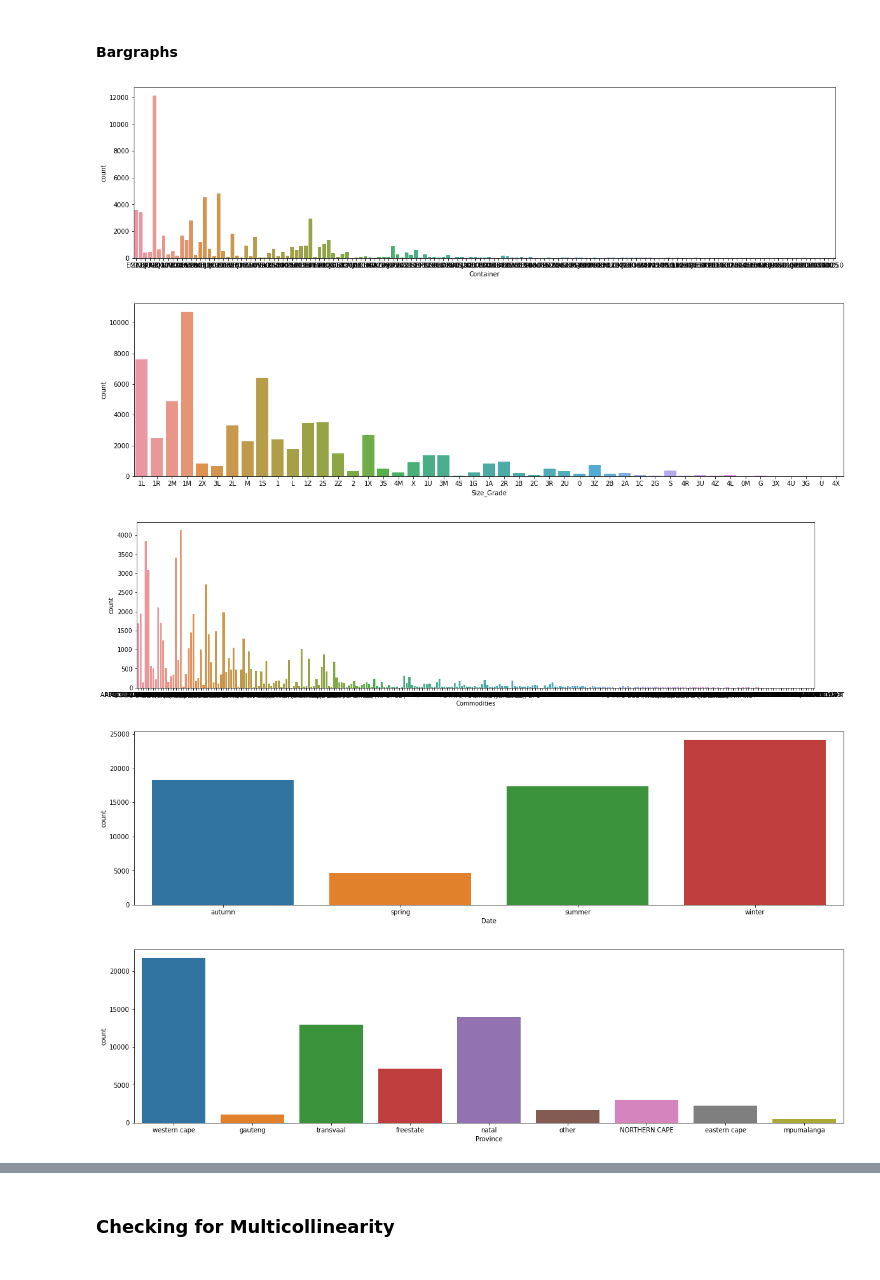
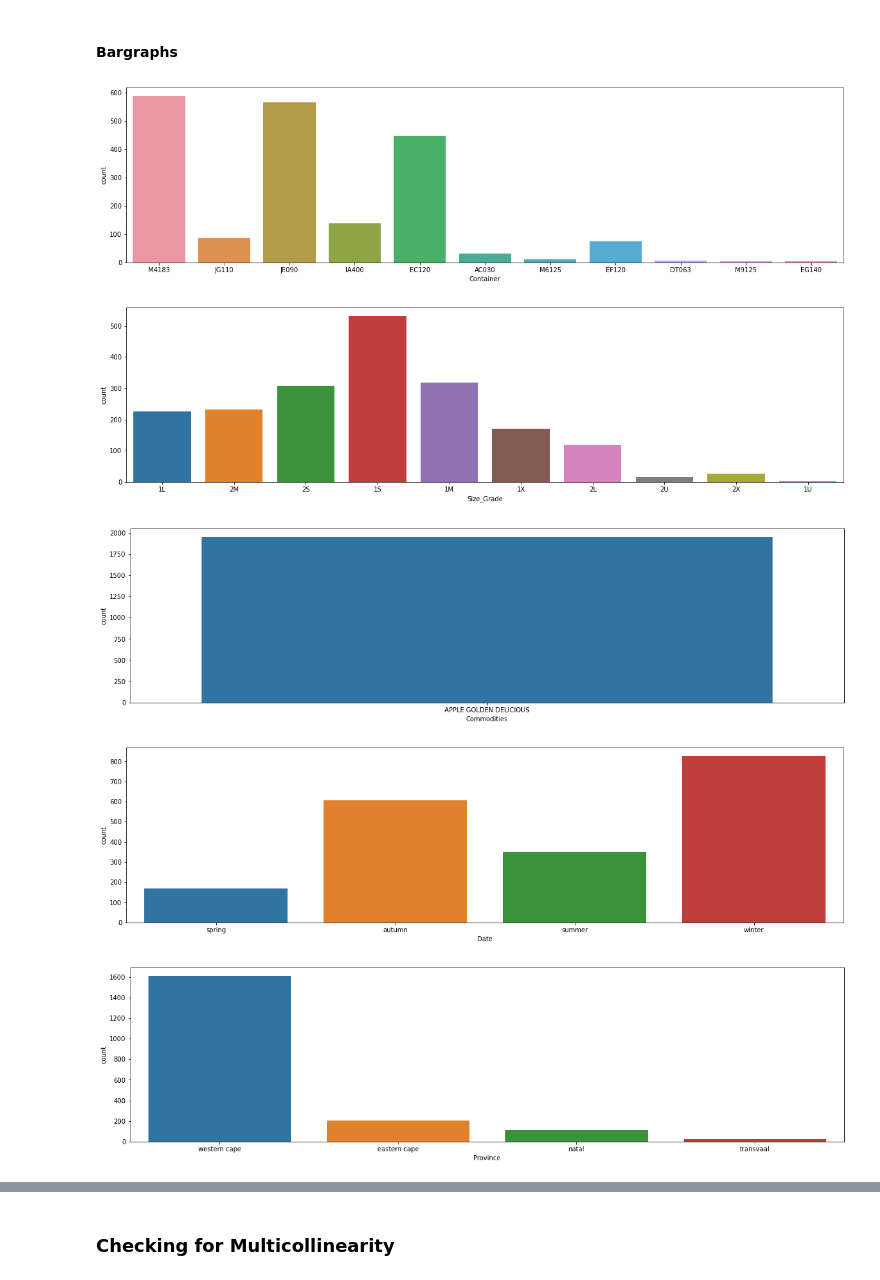
Before and after one commit to TyroneCarelse/ML_Apple_Price_Challenge_ZM_Team7, a Jupyter notebook: ML_Apple_Price_Challenge_ZM_Team7.ipynb, the cells around one changed output, grey strips where cells are left out. Cells and saved outputs as stored; diff of their text form; code cells hidden in the pictures.

Commit message:
EDA more focused on golden apple

```diff
--- a/ML_Apple_Price_Challenge_ZM_Team7.ipynb
+++ b/ML_Apple_Price_Challenge_ZM_Team7.ipynb
@@ -262,3 +264,5 @@ negitive_where(train,'Sales_Total').shape
+# %%
+train_apl = train[train['Commodities'] == 'APPLE GOLDEN DELICIOUS']
 # %% [markdown]
 ####  Summary of Statistics after data is cleaned
 # %%
@@ -357,13 +361,13 @@ If we look at the histogram, we notice that the distribution graph and histogram
 # %%
 features = ['Container','Size_Grade','Commodities','Date','Province']
 
 for i in features:
     plt.figure(figsize=(20, 5))
-    sns.countplot(data= train, x= i)
+    sns.countplot(data= train_apl, x= i)
 # %% [output]
-[figure, old version]
+[figure, new version]
-[figure, old version]
+[figure, new version]
-[figure, old version]
+[figure, new version]
-[figure, old version]
+[figure, new version]
-[figure, old version]
+[figure, new version]
 # %%
```
Also changed, not shown: parts of 13 cells of this notebook.
